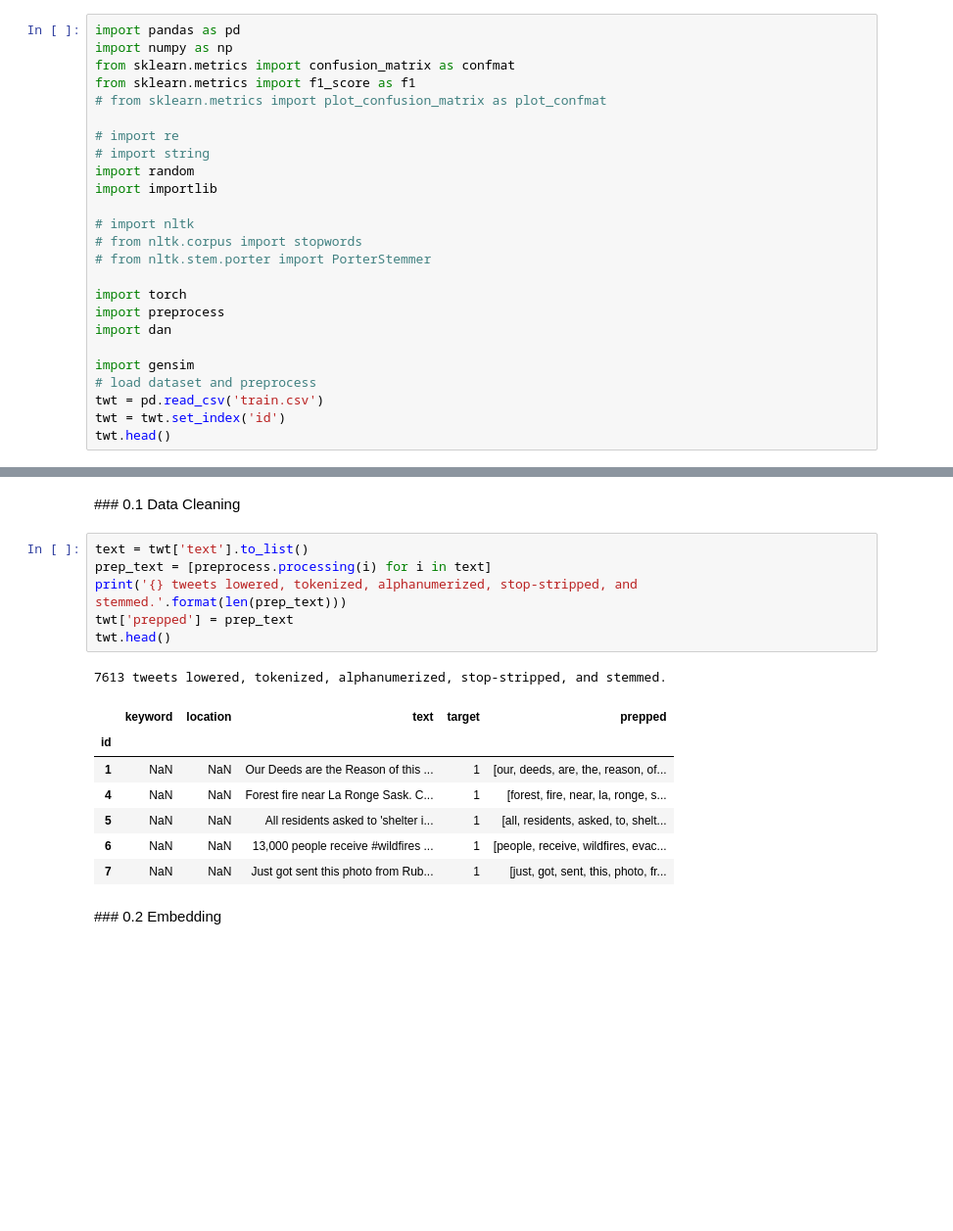
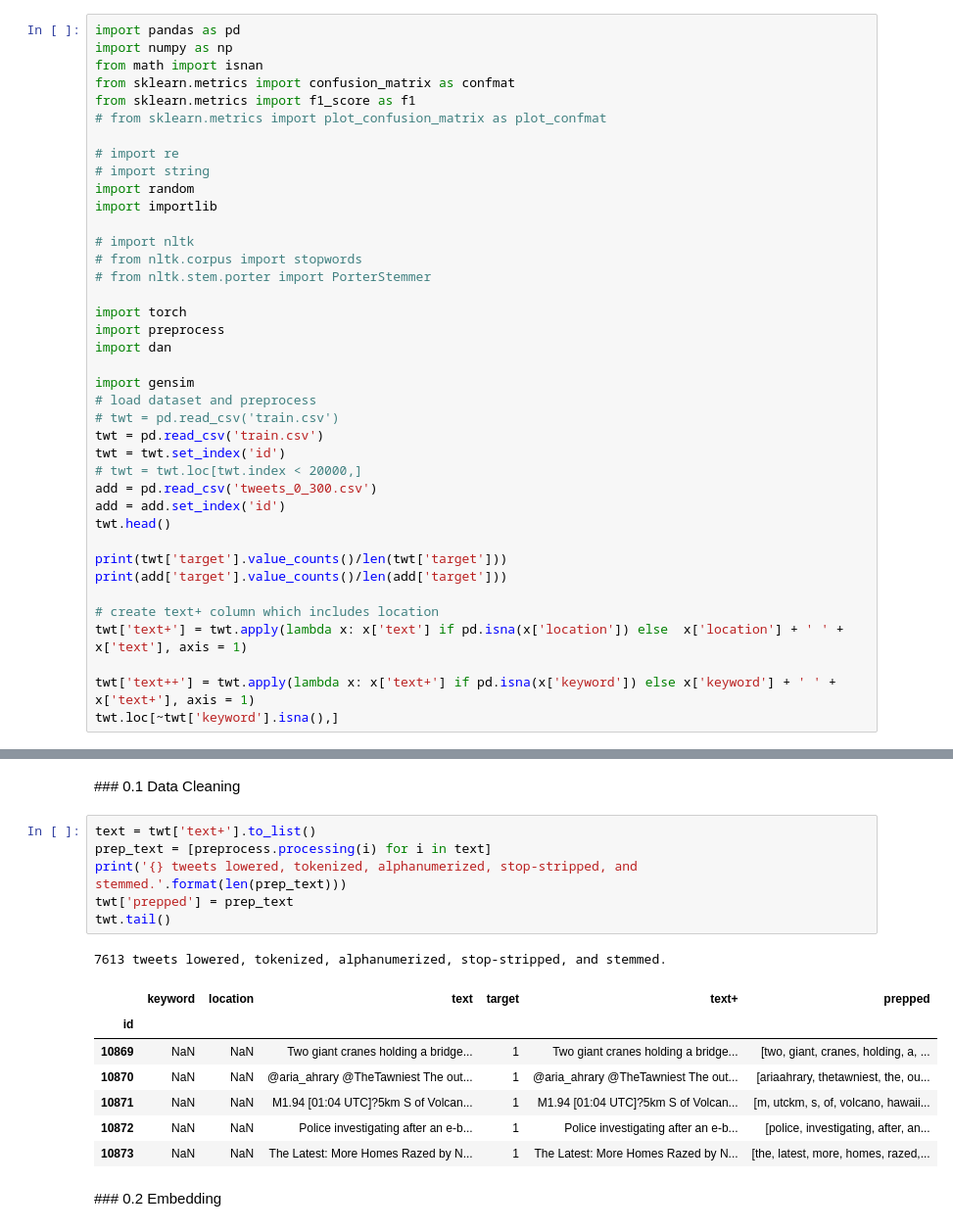
Before and after one commit to IreneFP/CS5304-Final-Project-Data-Science, a Jupyter notebook: tweet preprocessing + NN.ipynb, the cells around one changed output, grey strips where cells are left out. Shown at 98% size. Saved outputs shown, nothing was run; the diff lists cells and outputs as text; blank space fills up the shorter version.

```diff
--- a/tweet preprocessing + NN.ipynb
+++ b/tweet preprocessing + NN.ipynb
@@ -1,6 +1,7 @@
 # %%
 import pandas as pd
 import numpy as np
+from math import isnan
 from sklearn.metrics import confusion_matrix as confmat
 from sklearn.metrics import f1_score as f1
 # from sklearn.metrics import plot_confusion_matrix as plot_confmat
@@ -20,7 +21,20 @@ import dan
 
 import gensim
 # load dataset and preprocess
+# twt = pd.read_csv('train.csv')
 twt = pd.read_csv('train.csv')
 twt = twt.set_index('id')
+# twt = twt.loc[twt.index < 20000,]
+add = pd.read_csv('tweets_0_300.csv')
+add = add.set_index('id')
 twt.head()
+
+print(twt['target'].value_counts()/len(twt['target']))
+print(add['target'].value_counts()/len(add['target']))
+
+# create text+ column which includes location
+twt['text+'] = twt.apply(lambda x: x['text'] if pd.isna(x['location']) else  x['location'] + ' ' + x['text'], axis = 1)
+
+twt['text++'] = twt.apply(lambda x: x['text+'] if pd.isna(x['keyword']) else x['keyword'] + ' ' + x['text+'], axis = 1)
+twt.loc[~twt['keyword'].isna(),]
 # %% [output]
@@ -36,20 +62,20 @@ twt.head()
 # %% [markdown]
 ### 0.1 Data Cleaning
 # %%
-text = twt['text'].to_list()
+text = twt['text+'].to_list()
 prep_text = [preprocess.processing(i) for i in text]
 print('{} tweets lowered, tokenized, alphanumerized, stop-stripped, and stemmed.'.format(len(prep_text)))
 twt['prepped'] = prep_text
-twt.head()
+twt.tail()
 # %% [output]
 7613 tweets lowered, tokenized, alphanumerized, stop-stripped, and stemmed.
-|  | keyword | location | text | target | prepped |
-| id |  |  |  |  |  |
-| 1 | NaN | NaN | Our Deeds are the Reason of this ... | 1 | [our, deeds, are, the, reason, of... |
-| 4 | NaN | NaN | Forest fire near La Ronge Sask. C... | 1 | [forest, fire, near, la, ronge, s... |
-| 5 | NaN | NaN | All residents asked to 'shelter i... | 1 | [all, residents, asked, to, shelt... |
-| 6 | NaN | NaN | 13,000 people receive #wildfires ... | 1 | [people, receive, wildfires, evac... |
-| 7 | NaN | NaN | Just got sent this photo from Rub... | 1 | [just, got, sent, this, photo, fr... |
+|  | keyword | location | text | target | text+ | prepped |
+| id |  |  |  |  |  |  |
+| 10869 | NaN | NaN | Two giant cranes holding a bridge... | 1 | Two giant cranes holding a bridge... | [two, giant, cranes, holding, a, ... |
+| 10870 | NaN | NaN | @aria_ahrary @TheTawniest The out... | 1 | @aria_ahrary @TheTawniest The out... | [ariaahrary, thetawniest, the, ou... |
+| 10871 | NaN | NaN | M1.94 [01:04 UTC]?5km S of Volcan... | 1 | M1.94 [01:04 UTC]?5km S of Volcan... | [m, utckm, s, of, volcano, hawaii... |
+| 10872 | NaN | NaN | Police investigating after an e-b... | 1 | Police investigating after an e-b... | [police, investigating, after, an... |
+| 10873 | NaN | NaN | The Latest: More Homes Razed by N... | 1 | The Latest: More Homes Razed by N... | [the, latest, more, homes, razed,... |
 # %% [markdown]
 ### 0.2 Embedding
 # %%
```
Also changed, not shown: parts of 12 cells of this notebook, 2 other files.
